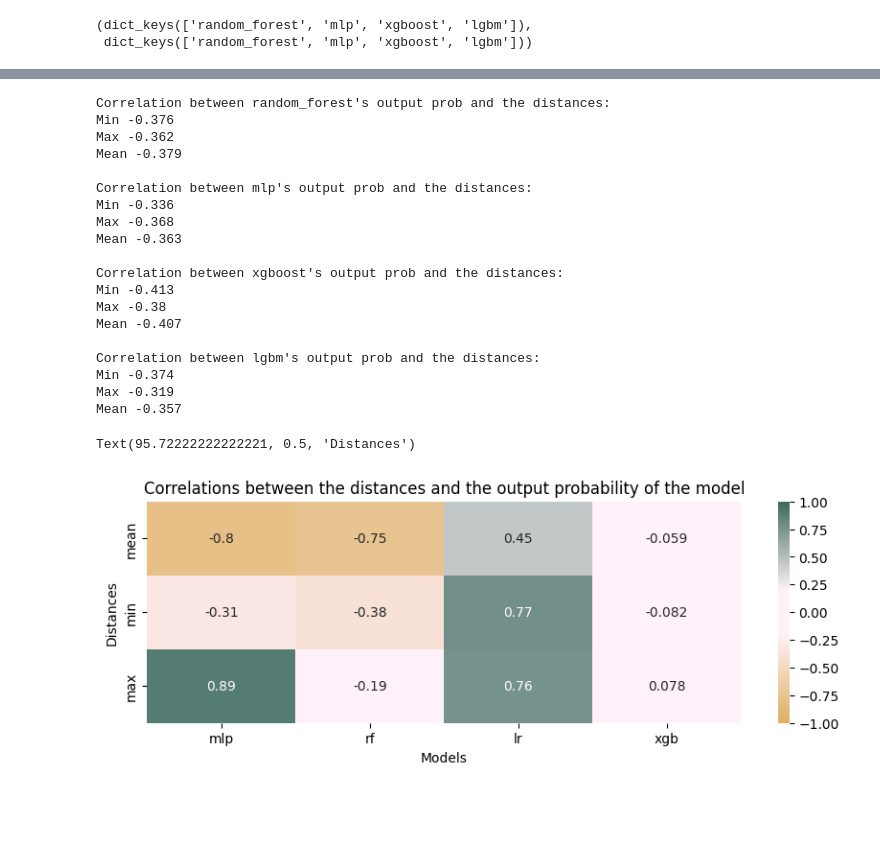
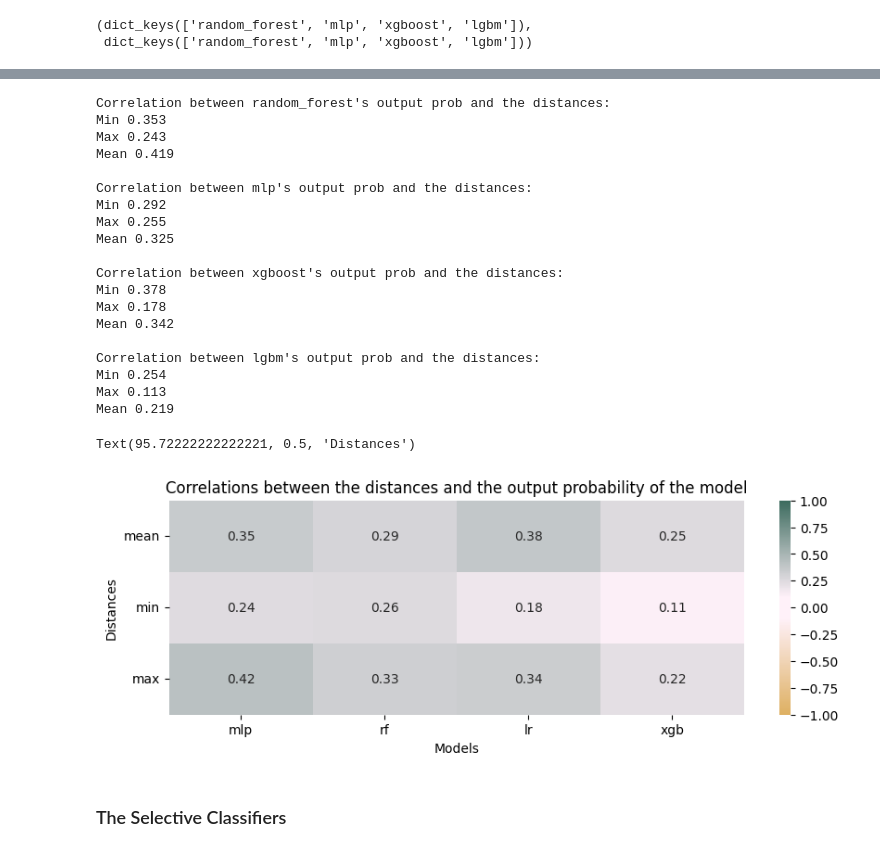
Before and after one commit to clarapunzi/SC-CE, a Jupyter notebook: eval.ipynb, the cells around one changed output, grey strips where cells are left out. Saved outputs shown, nothing was run; the diff lists cells and outputs as text; code cells hidden in the pictures; blank space fills up the shorter version.

```diff
--- a/eval.ipynb
+++ b/eval.ipynb
@@ -340,16 +355,16 @@ def create_plot_distances(dictionary,
     rank_m = dictionary["min"][argsorted]
     rank_M = dictionary["max"][argsorted]
     rank_mean = dictionary["mean"][argsorted]
-    rank_prob = dictionary["predict_proba"][argsorted]
+    rank_prob = dictionary["Predict Proba"][argsorted]
     axe.fill_between(np.arange(len(rank_m)),rank_m,rank_M,alpha=0.5,label="Min-Max")
     axe.plot(rank_m,alpha=0.5,color=min_color)
     axe.plot(rank_mean,label="Mean",alpha=0.5,color=mean_color)
     axe.plot(rank_M,alpha=0.5,color=max_color)
     #axe.errorbar(np.arange(len(rank_m)),rank_mean,yerr=rank_std,label="Std")
     # plot the "smoothed" values
-    # axe.plot(np.arange(len(rank_m)),pd.Series(rank_m).rolling(5).mean(),label="Min",color=min_color)
-    # axe.plot(np.arange(len(rank_mean)),pd.Series(rank_mean).rolling(5).mean(),label="Mean",color=mean_color)
-    # axe.plot(np.arange(len(rank_M)),pd.Series(rank_M).rolling(5).mean(),label="Max",color=max_color)
+    axe.plot(np.arange(len(rank_m)),pd.Series(rank_m).rolling(5).mean(),label="Min",color=min_color)
+    axe.plot(np.arange(len(rank_mean)),pd.Series(rank_mean).rolling(5).mean(),label="Mean",color=mean_color)
+    axe.plot(np.arange(len(rank_M)),pd.Series(rank_M).rolling(5).mean(),label="Max",color=max_color)
     axe.set_title(sortby)
     if legend:
         axe.legend(fontsize=15)
@@ -362,7 +377,7 @@ def create_plot_distances(dictionary,
         ylims = axe.get_ylim()
 
         axe.set_ylim(ylims[0],ylim)
-    if "predict_proba" in dictionary.keys():
+    if "Predict Proba" in dictionary.keys():
         ax2 = axe.twinx()
         ax2.plot(np.arange(len(rank_m)),rank_prob,label="Probability",color="black",linestyle="--")
         ax2.set_ylim(0,1)
@@ -378,7 +393,7 @@ axs = axs.flatten()
 # then we shade the area between them. On top of that we plot the mean
 # at each data point we plot a vertical line with the std value of the distances, centeed at the mean
 c=0
-for name in ["mean","min","max"]+["Predict Proba"]:
+for name in ["Predict Proba"]+["mean","min","max"]:
     for k in models.keys():
         create_plot_distances(dictionary={
                                 "mean":all_ranking_list_mean[k],
@@ -389,7 +404,7 @@ for name in ["mean","min","max"]+["Predict Proba"]:
                         sortby=name,
                         axe=axs[c],
                         title="model is "+k,
-                        legend=(True if c %4== 0 else False),
+                        legend=(True if c==0 else False ),#%4== 0 else False),
                         ylim = 8)
         c+=1
 plt.tight_layout()
@@ -424,51 +444,59 @@ for k in models.keys():
 
     correlations[k] = {}
     print(f"Correlation between {k}'s output prob and the distances:")
-    correlations[k]["min"] = np.corrcoef(all_ranking_list_min[k],  np.array(all_probabs[k]).max(axis=1))[0,1]
-    correlations[k]["max"] = np.corrcoef(all_ranking_list_max[k],  np.array(all_probabs[k]).max(axis=1))[0,1]
-    correlations[k]["mean"] = np.corrcoef(all_ranking_list_mean[k],np.array(all_probabs[k]).max(axis=1))[0,1]
+    notna_min =  np.isfinite(all_ranking_list_min[k]) # tilde is the not operator: ~
+    notna_max =  np.isfinite(all_ranking_list_max[k])
+    notna_mean = np.isfinite(all_ranking_list_mean[k])
+    correlations[k]["min"] = np.corrcoef(all_ranking_list_min[k][notna_min]  ,
+                                        np.array(all_probabs[k])[notna_min].max(axis=1))[0,1]
+    correlations[k]["max"] = np.corrcoef(all_ranking_list_max[k][notna_max]  ,
+                                        np.array(all_probabs[k])[notna_max].max(axis=1))[0,1]
+    correlations[k]["mean"]=np.corrcoef(all_ranking_list_mean[k][notna_mean],
+                                        np.array(all_probabs[k])[notna_mean].max(axis=1))[0,1]
     print("Min",np.round(correlations[k]["min"],3))
     print("Max",np.round(correlations[k]["max"],3))
     print("Mean",np.round(correlations[k]["mean"],3))
     print()
 # %% [output]
 Correlation between random_forest's output prob and the distances:
-Min -0.376
-Max -0.362
-Mean -0.379
+Min 0.353
+Max 0.243
+Mean 0.419
 
 Correlation between mlp's output prob and the distances:
-Min -0.336
-Max -0.368
-Mean -0.363
+Min 0.292
+Max 0.255
+Mean 0.325
 
 Correlation between xgboost's output prob and the distances:
-Min -0.413
-Max -0.38
-Mean -0.407
+Min 0.378
+Max 0.178
+Mean 0.342
 
 Correlation between lgbm's output prob and the distances:
-Min -0.374
-Max -0.319
-Mean -0.357
+Min 0.254
+Max 0.113
+Mean 0.219
 # %%
 correlations = pd.DataFrame(correlations).values
 # %%
 from src.fancy_plots import build_cmap, gold_map
 from seaborn import cm
 # def plot_correlations()
 #correlations = np.random.rand(3,4)*2-1
 #correlations.shape
 # plot the correlations as colored ig squares with the value inside using sns
 fig, ax = plt.subplots(1,1,figsize=(10,3))
-gold_map_r  = build_cmap(0.2,'#deb062', '#fff1f9','#3c6b5e')
+gold_map_r  = build_cmap(0.1,'#deb062', '#fff1f9','#3c6b5e')
 
 sns.heatmap(correlations,annot=True,ax=ax,vmin=-1,vmax=1,cmap=gold_map_r)#build_cmap(0.7,c1="blue",c3="red"))
-ax.set_yticklabels(["mean","min","max"])
+ax.set_yticklabels(["mean","min","max"],rotation=0)
 ax.set_xticklabels(["mlp","rf","lr","xgb"])
 ax.set_title("Correlations between the distances and the output probability of the model")
 plt.xlabel("Models")
 plt.ylabel("Distances")
 # %% [output]
 Text(95.72222222222221, 0.5, 'Distances')
-[figure, old version]
+[figure, new version]
+# %% [markdown]
+### The Selective Classifiers
```
Also changed, not shown: parts of 8 cells of this notebook, 5 other files.
